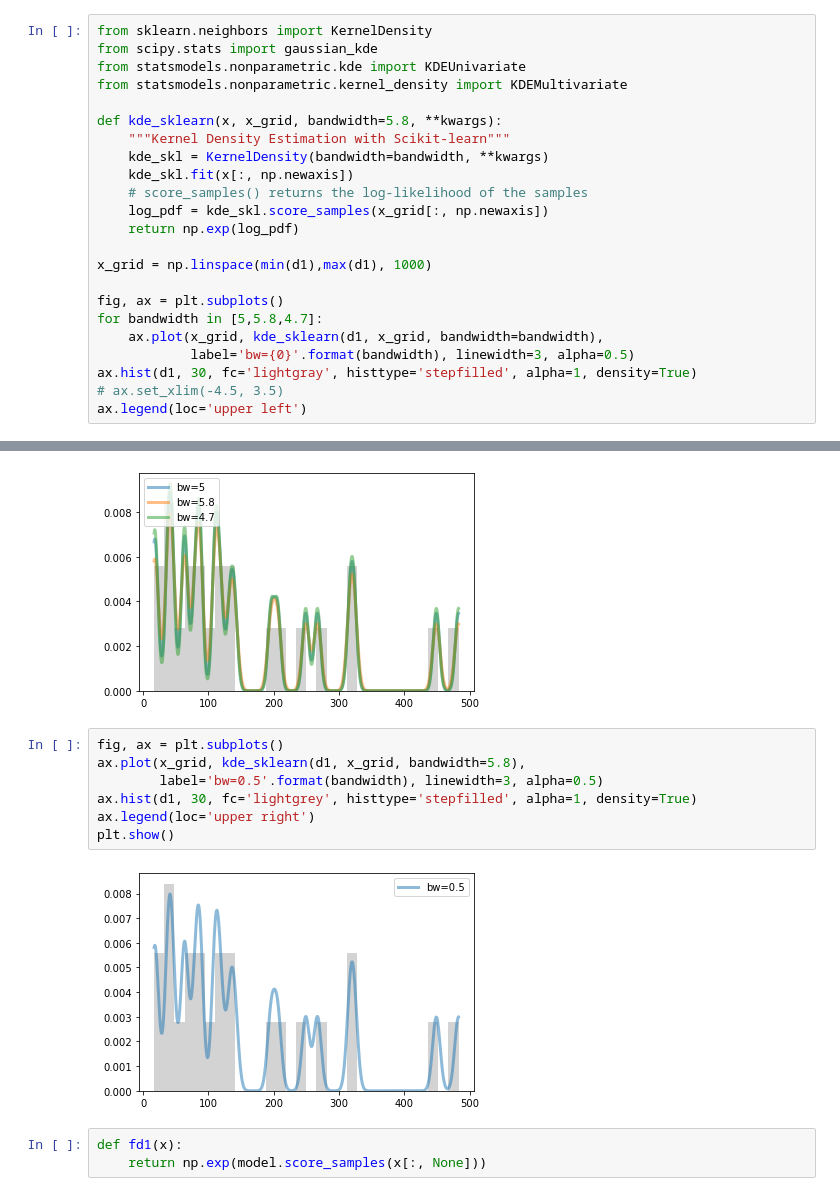
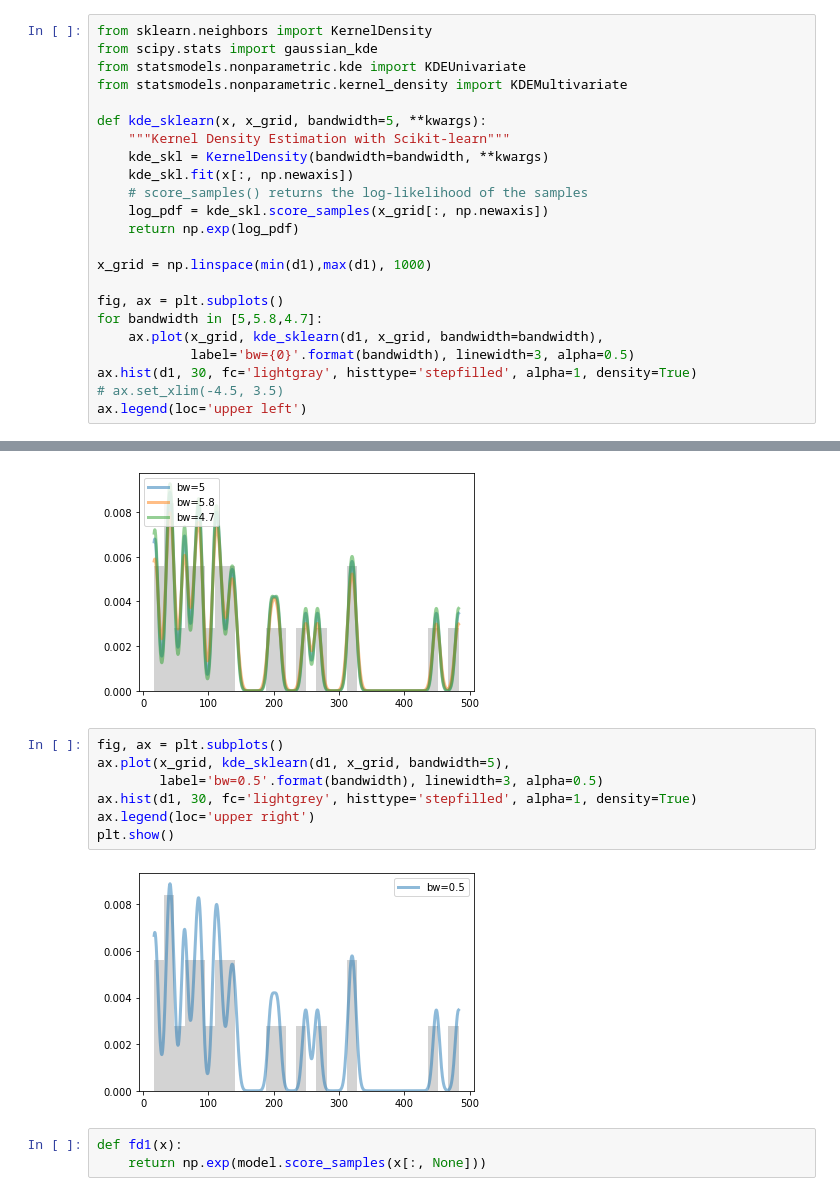
Before and after one commit to Robertochavezgue/Proyecto, a Jupyter notebook: Proyecto_Caro_Roberto.ipynb, the cells around one changed output, grey strips where cells are left out. Saved outputs shown, nothing was run; the diff lists cells and outputs as text.

```diff
--- a/Proyecto_Caro_Roberto.ipynb
+++ b/Proyecto_Caro_Roberto.ipynb
@@ -235,7 +237,7 @@ from scipy.stats import gaussian_kde
 from statsmodels.nonparametric.kde import KDEUnivariate
 from statsmodels.nonparametric.kernel_density import KDEMultivariate
 
-def kde_sklearn(x, x_grid, bandwidth=5.8, **kwargs):
+def kde_sklearn(x, x_grid, bandwidth=5, **kwargs):
     """Kernel Density Estimation with Scikit-learn"""
     kde_skl = KernelDensity(bandwidth=bandwidth, **kwargs)
     kde_skl.fit(x[:, np.newaxis])
@@ -257,13 +259,13 @@ ax.legend(loc='upper left')
 [figure]
 # %%
 fig, ax = plt.subplots()
-ax.plot(x_grid, kde_sklearn(d1, x_grid, bandwidth=5.8),
+ax.plot(x_grid, kde_sklearn(d1, x_grid, bandwidth=5),
         label='bw=0.5'.format(bandwidth), linewidth=3, alpha=0.5)
 ax.hist(d1, 30, fc='lightgrey', histtype='stepfilled', alpha=1, density=True)
 ax.legend(loc='upper right')
 plt.show()
 # %% [output]
-[figure, old version]
+[figure, new version]
 # %%
 def fd1(x):
     return np.exp(model.score_samples(x[:, None]))
```
Also changed, not shown: parts of 29 cells of this notebook.
